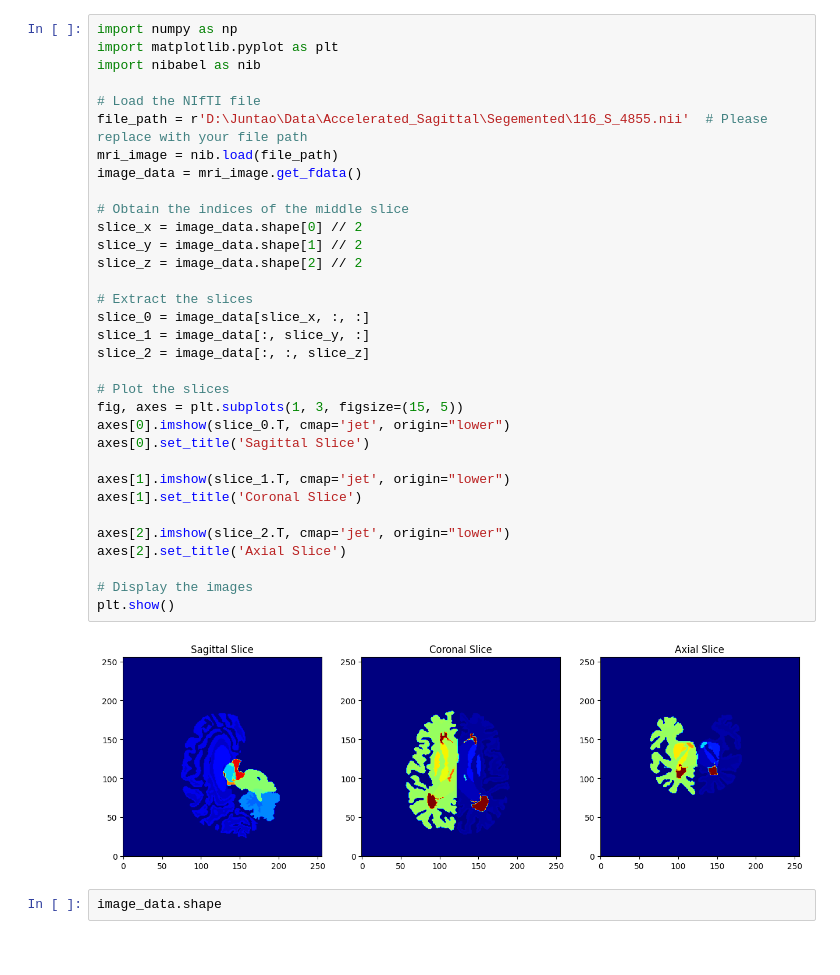
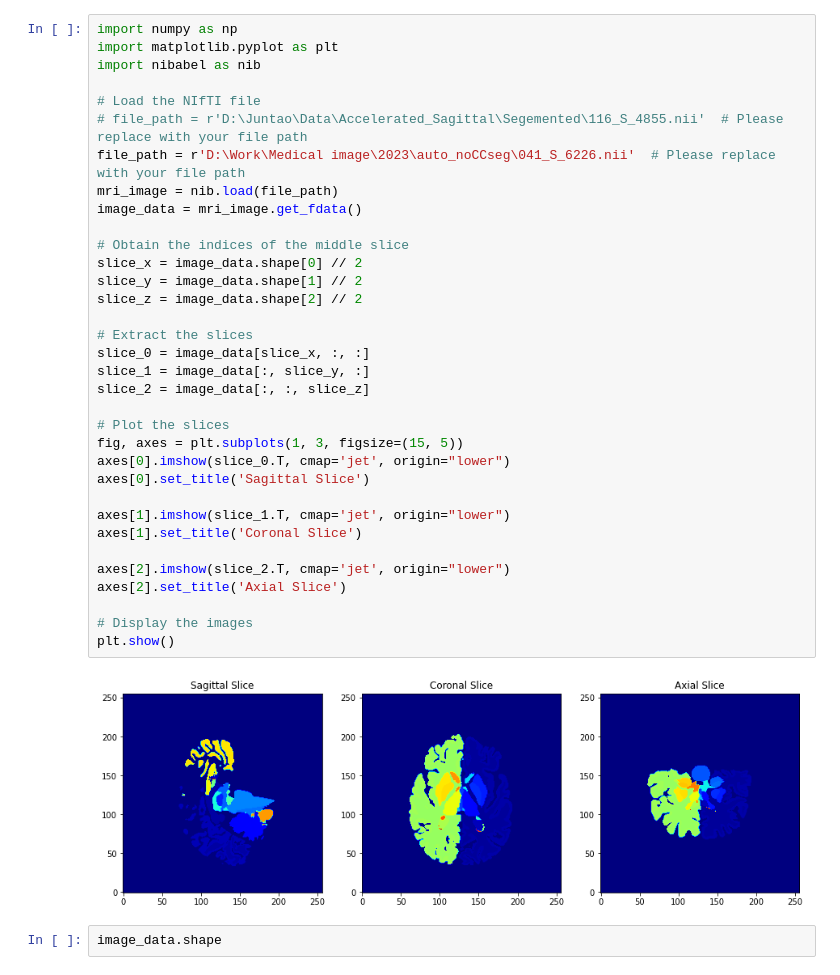
Before and after one commit to sujuntao2022/ADNI-XAI, a Jupyter notebook: Model_Training_3dResAtt.ipynb, the cells around one changed output. Cells and saved outputs as stored; diff of their text form.

```diff
--- a/Model_Training_3dResAtt.ipynb
+++ b/Model_Training_3dResAtt.ipynb
@@ -4,35 +4,36 @@ import matplotlib.pyplot as plt
 import nibabel as nib
 
 # Load the NIfTI file
-file_path = r'D:\Juntao\Data\Accelerated_Sagittal\Segemented\116_S_4855.nii'  # Please replace with your file path
+# file_path = r'D:\Juntao\Data\Accelerated_Sagittal\Segemented\116_S_4855.nii'  # Please replace with your file path
+file_path = r'D:\Work\Medical image\2023\auto_noCCseg\041_S_6226.nii'  # Please replace with your file path
 mri_image = nib.load(file_path)
 image_data = mri_image.get_fdata()
 
 # Obtain the indices of the middle slice
 slice_x = image_data.shape[0] // 2
 slice_y = image_data.shape[1] // 2
 slice_z = image_data.shape[2] // 2
 
 # Extract the slices
 slice_0 = image_data[slice_x, :, :]
 slice_1 = image_data[:, slice_y, :]
 slice_2 = image_data[:, :, slice_z]
 
 # Plot the slices
 fig, axes = plt.subplots(1, 3, figsize=(15, 5))
 axes[0].imshow(slice_0.T, cmap='jet', origin="lower")
 axes[0].set_title('Sagittal Slice')
 
 axes[1].imshow(slice_1.T, cmap='jet', origin="lower")
 axes[1].set_title('Coronal Slice')
 
 axes[2].imshow(slice_2.T, cmap='jet', origin="lower")
 axes[2].set_title('Axial Slice')
 
 # Display the images
 plt.show()
 # %% [output]
-[figure, old version]
+[figure, new version]
 # %%
 image_data.shape
 # %% [output]
```
Also changed, not shown: parts of 17 cells of this notebook.
